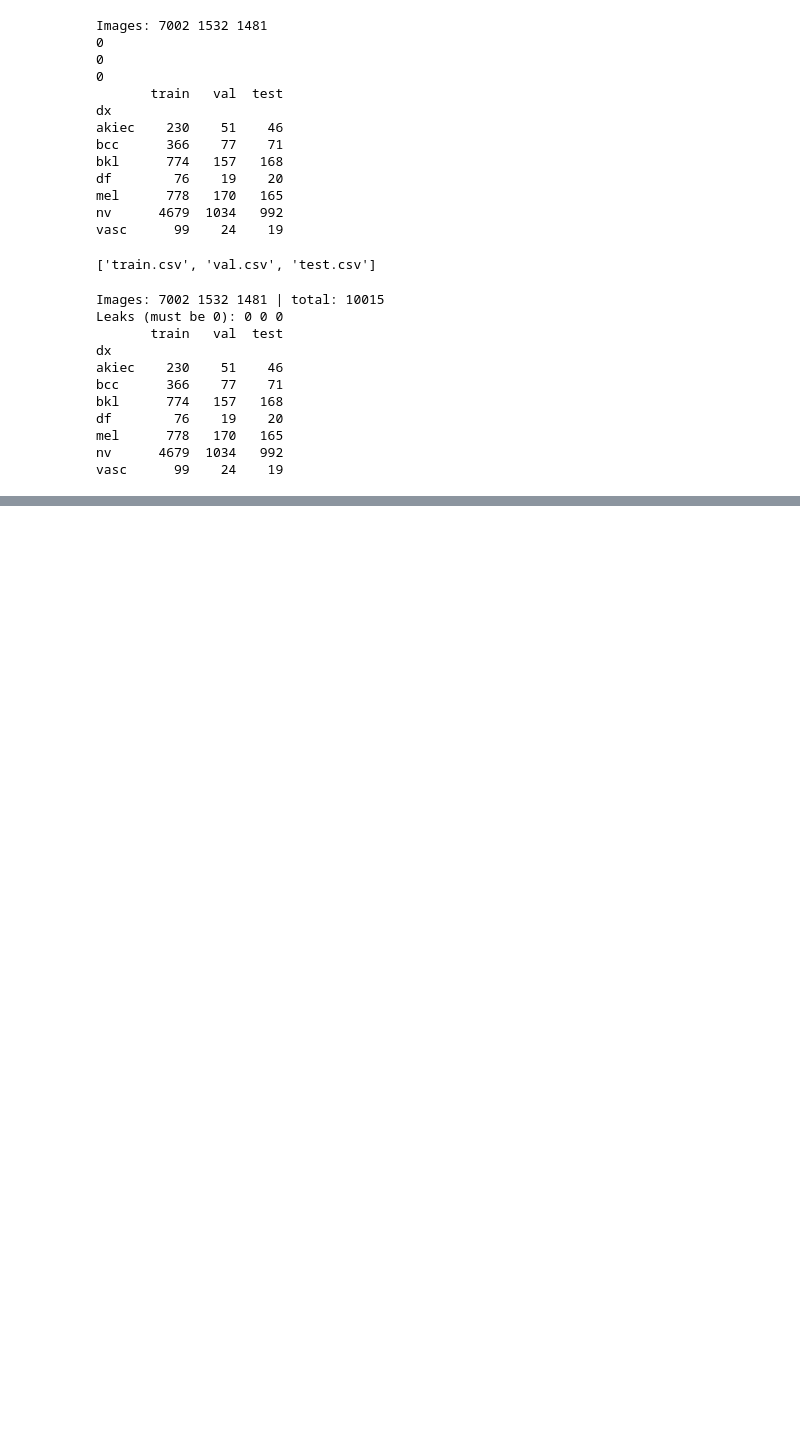
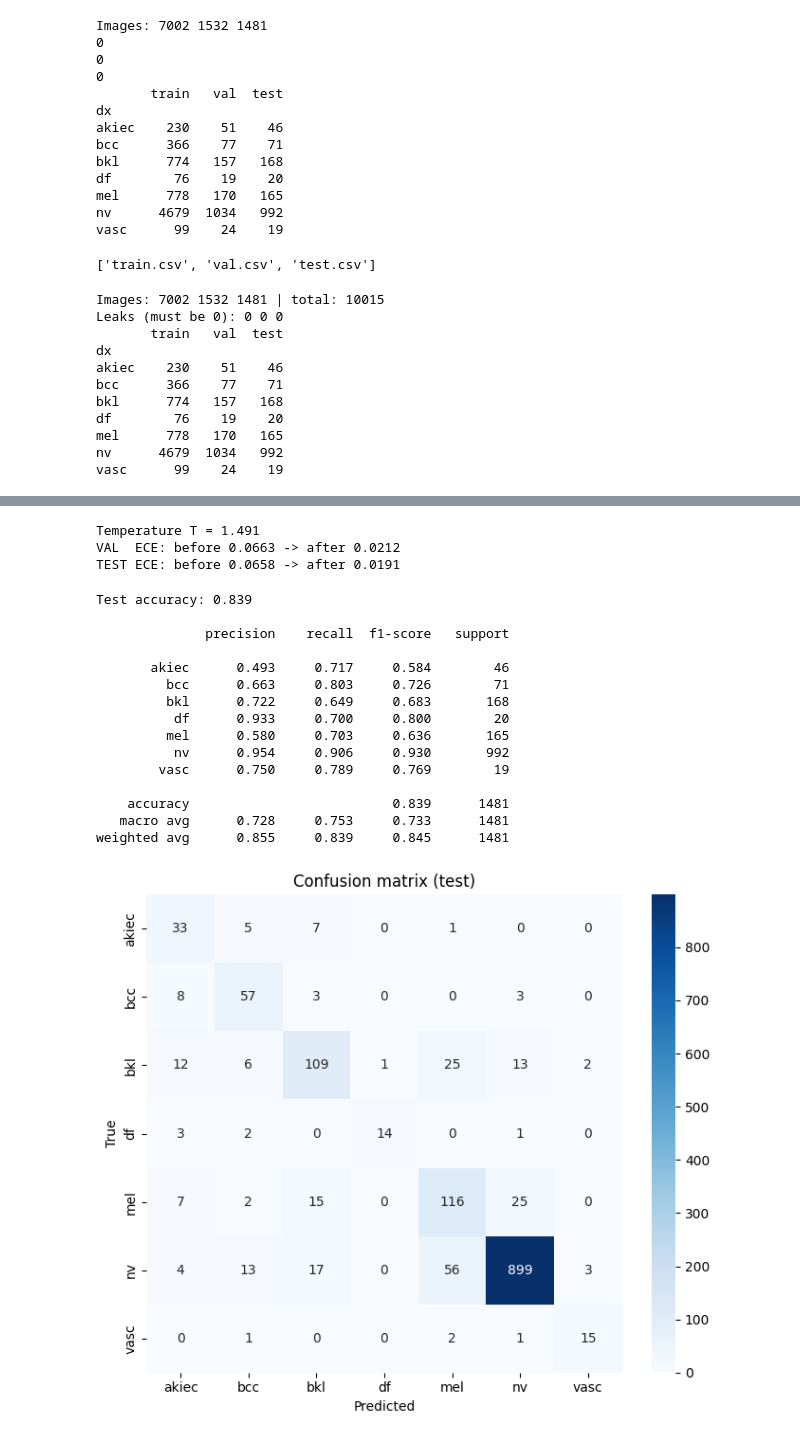
Before and after one commit to SharnigaKrishnasamy/Skinguard-ai, a Jupyter notebook: model/sharniga_day1.ipynb, the cells around one changed output, grey strips where cells are left out. Drawn from its saved outputs; the diff is of its cells as text; code cells hidden in the pictures; blank space fills up the shorter version.

Commit message:
Day 4: predict.py, config, results, samples and notebook

```diff
--- a/model/sharniga_day1.ipynb
+++ b/model/sharniga_day1.ipynb
@@ -135,0 +333,63 @@ vasc      99    24    19
+# %%
+import torch.nn.functional as F
+
+def ece_score(probs, labels, n_bins=10):
+    conf, pred = probs.max(1)
+    correct = pred.eq(labels).float()
+    bins = torch.linspace(0, 1, n_bins + 1)
+    ece = 0.0
+    for lo, hi in zip(bins[:-1], bins[1:]):
+        m = (conf > lo) & (conf <= hi)
+        if m.any():
+            ece += m.float().mean().item() * abs(correct[m].mean().item() - conf[m].mean().item())
+    return ece
+
+# learn one number T on the validation set (plain cross-entropy, no class weights)
+log_T = torch.zeros(1, requires_grad=True)
+opt = torch.optim.LBFGS([log_T], lr=0.1, max_iter=100)
+def closure():
+    opt.zero_grad()
+    loss = F.cross_entropy(val_logits / log_T.exp(), val_labels)
+    loss.backward()
+    return loss
+opt.step(closure)
+T = log_T.exp().item()
+
+print(f"Temperature T = {T:.3f}")
+print(f"VAL  ECE: before {ece_score(F.softmax(val_logits, 1), val_labels):.4f} -> after {ece_score(F.softmax(val_logits / T, 1), val_labels):.4f}")
+print(f"TEST ECE: before {ece_score(F.softmax(test_logits, 1), test_labels):.4f} -> after {ece_score(F.softmax(test_logits / T, 1), test_labels):.4f}")
+# %% [output]
+Temperature T = 1.491
+VAL  ECE: before 0.0663 -> after 0.0212
+TEST ECE: before 0.0658 -> after 0.0191
+# %%
+from sklearn.metrics import classification_report, confusion_matrix
+import matplotlib.pyplot as plt, seaborn as sns
+
+probs = F.softmax(test_logits / T, dim=1)
+preds = probs.argmax(1).numpy(); y = test_labels.numpy()
+print(f"Test accuracy: {(preds == y).mean():.3f}\n")
+print(classification_report(y, preds, target_names=CLASSES, digits=3, zero_division=0))
+
+cm = confusion_matrix(y, preds)
+plt.figure(figsize=(7, 6))
+sns.heatmap(cm, annot=True, fmt='d', cmap='Blues', xticklabels=CLASSES, yticklabels=CLASSES)
+plt.xlabel('Predicted'); plt.ylabel('True'); plt.title('Confusion matrix (test)')
+plt.tight_layout(); plt.savefig(f'{WORK}/confusion_matrix.png', dpi=150); plt.show()
+# %% [output]
+Test accuracy: 0.839
+
+              precision    recall  f1-score   support
+
+       akiec      0.493     0.717     0.584        46
+         bcc      0.663     0.803     0.726        71
+         bkl      0.722     0.649     0.683       168
+          df      0.933     0.700     0.800        20
+         mel      0.580     0.703     0.636       165
+          nv      0.954     0.906     0.930       992
+        vasc      0.750     0.789     0.769        19
+
+    accuracy                          0.839      1481
+   macro avg      0.728     0.753     0.733      1481
+weighted avg      0.855     0.839     0.845      1481
+[figure, added]
```
Also changed, not shown: parts of 14 cells of this notebook, 18 other files.
